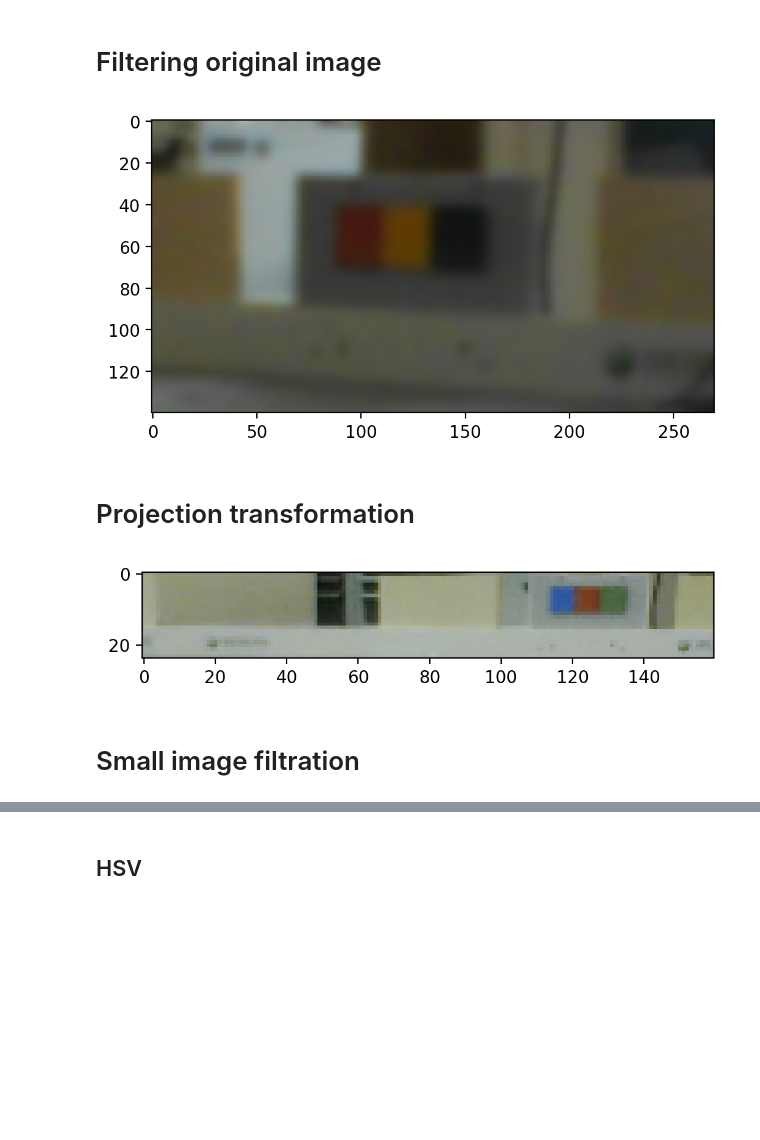
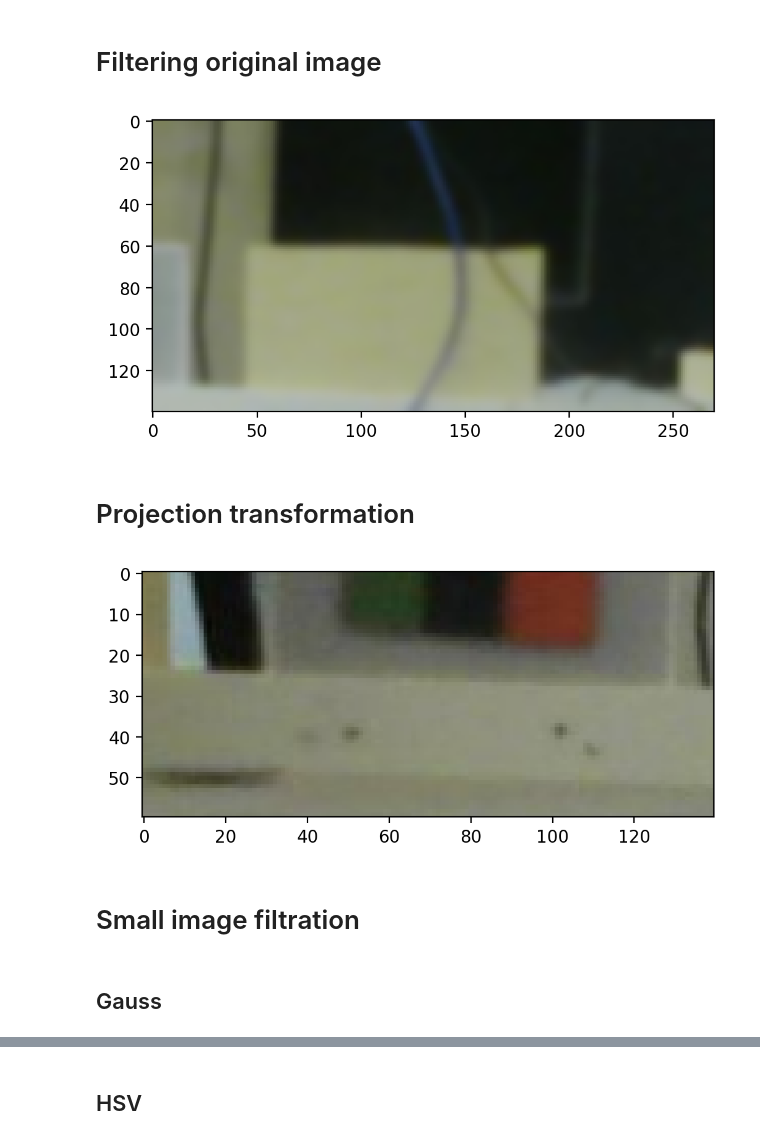
Before and after one commit to SkoltechRobotics/Eurobot2018, a Jupyter notebook: ComputerVision/CubeSequenceRecognition/PlanRecognition.ipynb, the cells around one changed output, grey strips where cells are left out. Saved outputs shown, nothing was run; the diff lists cells and outputs as text; code cells hidden in the pictures; blank space fills up the shorter version.

```diff
--- a/ComputerVision/CubeSequenceRecognition/PlanRecognition.ipynb
+++ b/ComputerVision/CubeSequenceRecognition/PlanRecognition.ipynb
@@ -62,7 +63,7 @@ print(HSV_COLORS)
 # Show image
 # %%
 n_transformation = 1
-raw_img = cv2.cvtColor(cv2.imread("old_imgs/013.png"), cv2.COLOR_BGR2RGB)
+raw_img = cv2.cvtColor(cv2.imread("imgs/321_10.png"), cv2.COLOR_BGR2RGB)
 fig, ax = plt.subplots(1, 1, figsize=(6, 4), dpi=200)
 ax.imshow(raw_img);
 # %% [output]
@@ -84,18 +85,21 @@ img_small_1 = (skimage.filters.gaussian(img_small_1, 2) * 255).astype(np.uint8)
 # img_small_1 = (laplace_img * 255).astype(np.uint8)
 ax.imshow(img_small_1);
 # %% [output]
-[figure, old version]
+[figure, new version]
 # %% [markdown]
 # Projection transformation
 # %%
-step = 4
+step = 10
 # %%
-def transformation_params(n):
+def transformation_params(n, size=None):
     img_points = [np.float32([(743, 590), (744, 527), (860, 528), (861, 596)]),
                   np.float32([(798, 549), (798, 488), (912, 487), (912, 553)]),
                   np.float32([(798, 549), (798, 488), (912, 487), (912, 553)]) - np.float32((730, 460))][n]
     h_border = [3 * step * 2, 3 * step * 2, 3 * step * 2][n]
     w_border = [20 * step * 2, 7 * step * 2, 7 * step * 2][n]
+    if not size is None:
+        h_border = size[0] * step * 2
+        w_border = size[0] * step * 2
     h_rect = int(130 / 30 * step)
     w_rect = int(300 / 30 * step)
     dw = (w_border - w_rect) / 2
@@ -105,11 +109,13 @@ def transformation_params(n):
     M = cv2.getPerspectiveTransform(img_points, real_points)
     return M, (w_border, h_border)
 # %%
-n_transform = 0
+n_transform = 1
 small_img = cv2.warpPerspective(raw_img, *transformation_params(n_transform))
 fig, ax = plt.subplots(1, 1, figsize=(6, 4), dpi=200)
 ax.imshow(small_img);
 # %% [output]
-[figure, old version]
+[figure, new version]
 # %% [markdown]
 # Small image filtration
+# %% [markdown]
+## Gauss
```
Also changed, not shown: parts of 25 cells of this notebook, 9 other files.
